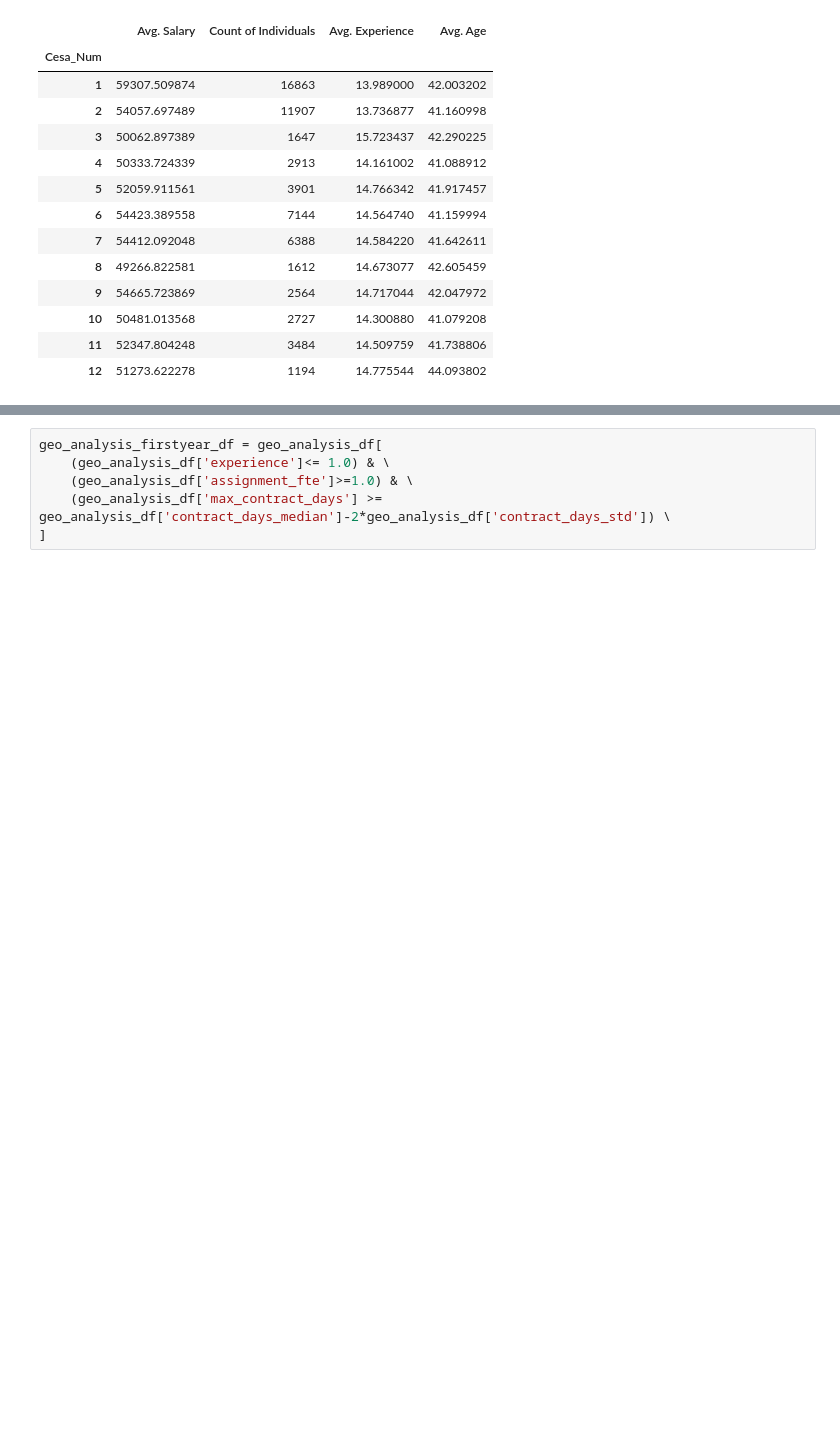
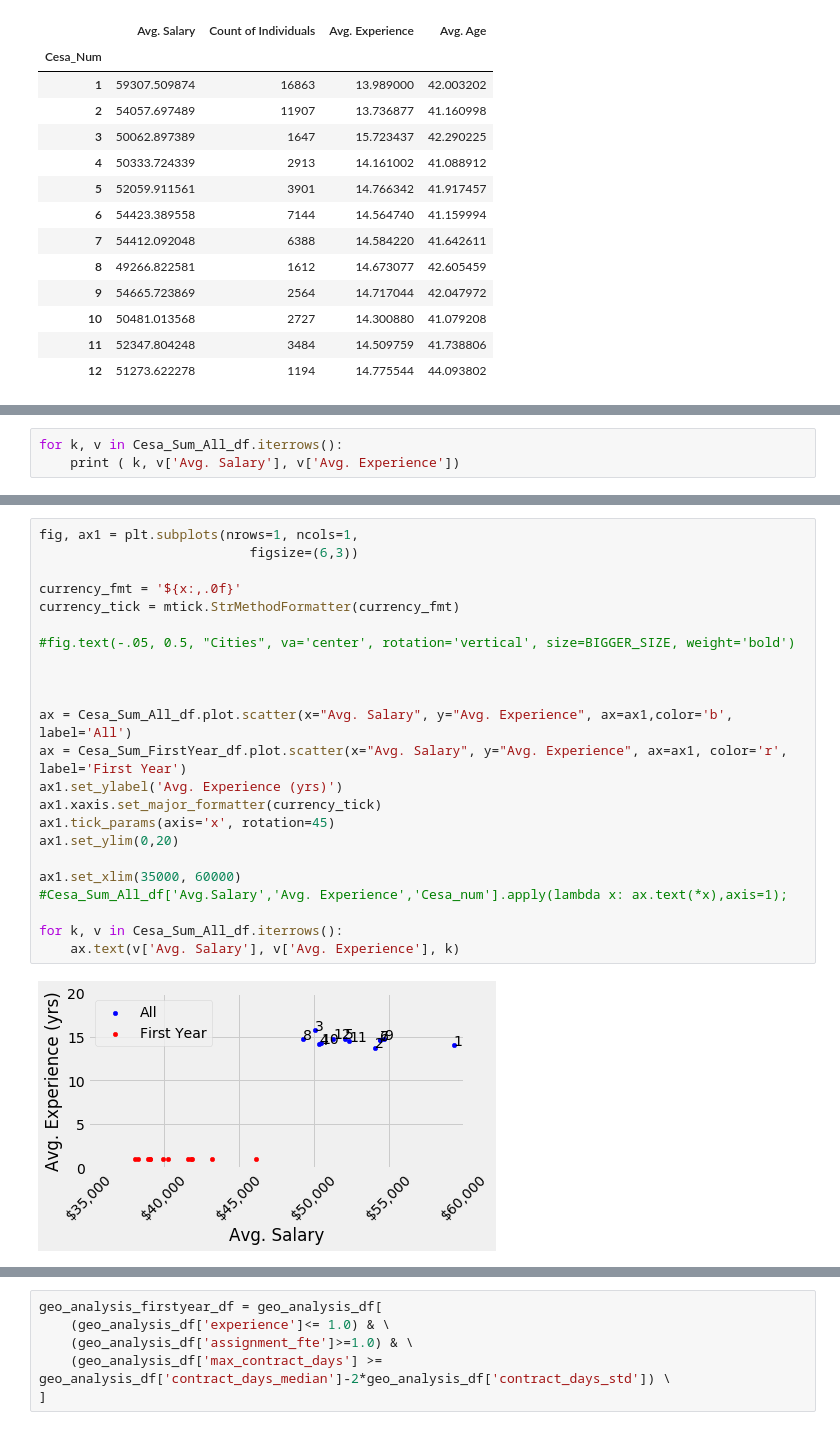
Before and after one commit to j-buss/wi-dpi, a Jupyter notebook: blog/5_A_Geographic_Descriptive_Analytics.ipynb, the cells around one changed output, grey strips where cells are left out. Cells and saved outputs as stored; diff of their text form; blank space fills up the shorter version.

```diff
--- a/blog/5_A_Geographic_Descriptive_Analytics.ipynb
+++ b/blog/5_A_Geographic_Descriptive_Analytics.ipynb
@@ -198,0 +210,3 @@ Cesa_Sum_All_df
+# %%
+for k, v in Cesa_Sum_All_df.iterrows():
+    print ( k, v['Avg. Salary'], v['Avg. Experience'])
@@ -198,0 +226,25 @@ Cesa_Sum_All_df
+# %%
+fig, ax1 = plt.subplots(nrows=1, ncols=1,
+                           figsize=(6,3))
+
+currency_fmt = '${x:,.0f}'
+currency_tick = mtick.StrMethodFormatter(currency_fmt)
+
+#fig.text(-.05, 0.5, "Cities", va='center', rotation='vertical', size=BIGGER_SIZE, weight='bold')
+
+
+
+ax = Cesa_Sum_All_df.plot.scatter(x="Avg. Salary", y="Avg. Experience", ax=ax1,color='b', label='All')
+ax = Cesa_Sum_FirstYear_df.plot.scatter(x="Avg. Salary", y="Avg. Experience", ax=ax1, color='r', label='First Year')
+ax1.set_ylabel('Avg. Experience (yrs)')
+ax1.xaxis.set_major_formatter(currency_tick)
+ax1.tick_params(axis='x', rotation=45)
+ax1.set_ylim(0,20)
+
+ax1.set_xlim(35000, 60000)
+#Cesa_Sum_All_df['Avg.Salary','Avg. Experience','Cesa_num'].apply(lambda x: ax.text(*x),axis=1);
+
+for k, v in Cesa_Sum_All_df.iterrows():
+    ax.text(v['Avg. Salary'], v['Avg. Experience'], k)
+# %% [output]
+[figure, added]
```
Also changed, not shown: parts of 5 cells of this notebook.
